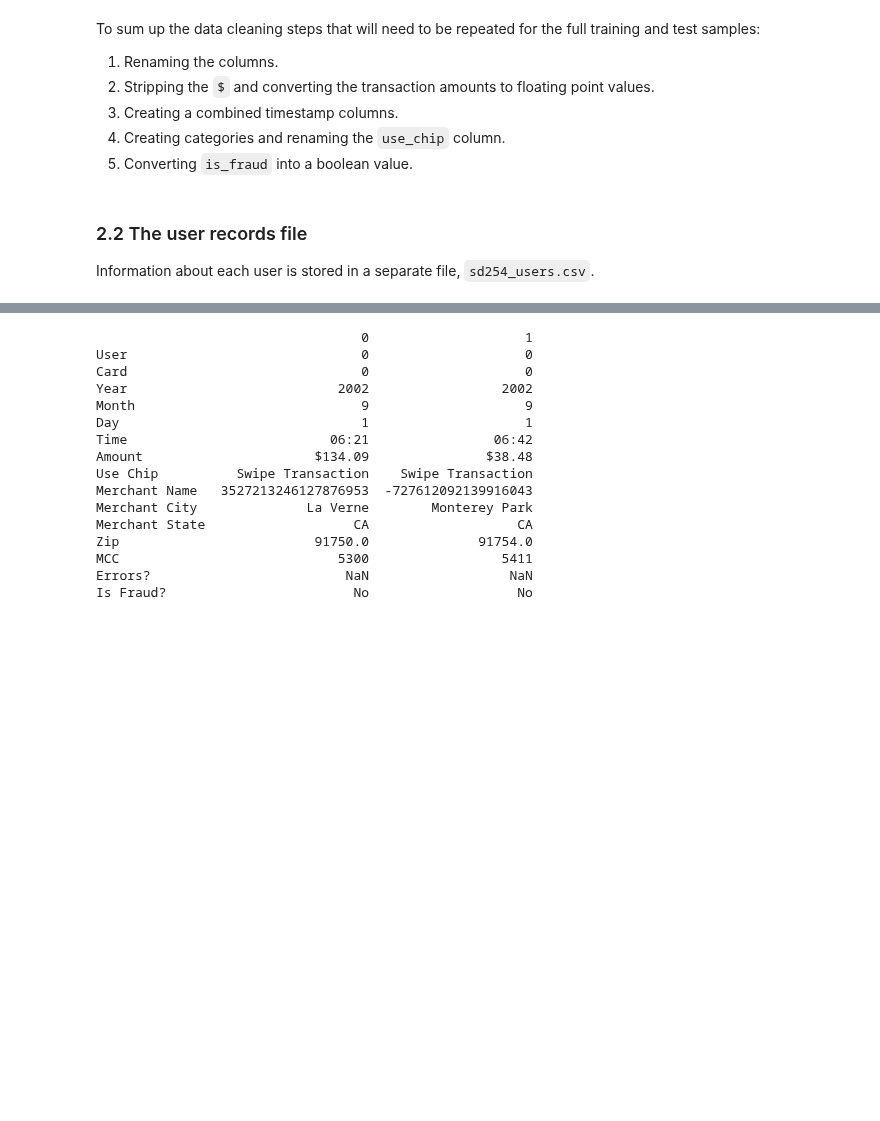
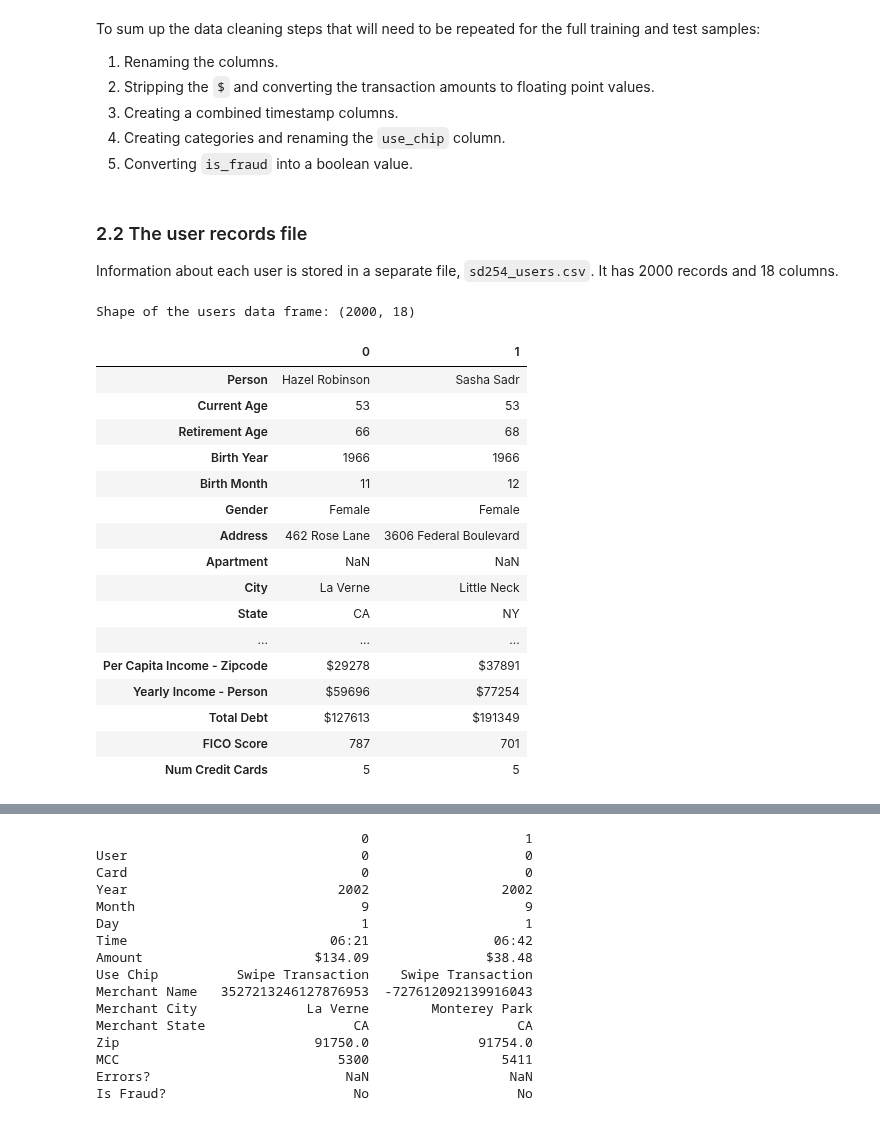
Before and after one commit to msc2106/CreditCardFraud, a Jupyter notebook: notebooks/data_wrangling.ipynb, the cells around one changed output, grey strips where cells are left out. Cells and saved outputs as stored; diff of their text form; code cells hidden in the pictures; blank space fills up the shorter version.

```diff
--- a/notebooks/data_wrangling.ipynb
+++ b/notebooks/data_wrangling.ipynb
@@ -267,4 +273,27 @@ To sum up the data cleaning steps that will need to be repeated for the full tra
 # %% [markdown]
 ### 2.2 The user records file
 
-Information about each user is stored in a separate file, `sd254_users.csv`.
+Information about each user is stored in a separate file, `sd254_users.csv`. It has 2000 records and 18 columns.
+# %%
+users = data_utils.read_users()
+print(f"Shape of the users data frame: {users.shape}")
+users.head(2).T
+# %% [output]
+Shape of the users data frame: (2000, 18)
+|  | 0 | 1 |
+| Person | Hazel Robinson | Sasha Sadr |
+| Current Age | 53 | 53 |
+| Retirement Age | 66 | 68 |
+| Birth Year | 1966 | 1966 |
+| Birth Month | 11 | 12 |
+| Gender | Female | Female |
+| Address | 462 Rose Lane | 3606 Federal Boulevard |
+| Apartment | NaN | NaN |
+| City | La Verne | Little Neck |
+| State | CA | NY |
+| ... | ... | ... |
+| Per Capita Income - Zipcode | $29278 | $37891 |
+| Yearly Income - Person | $59696 | $77254 |
+| Total Debt | $127613 | $191349 |
+| FICO Score | 787 | 701 |
+| Num Credit Cards | 5 | 5 |
```
Also changed, not shown: parts of 37 cells of this notebook, 1 other file.
